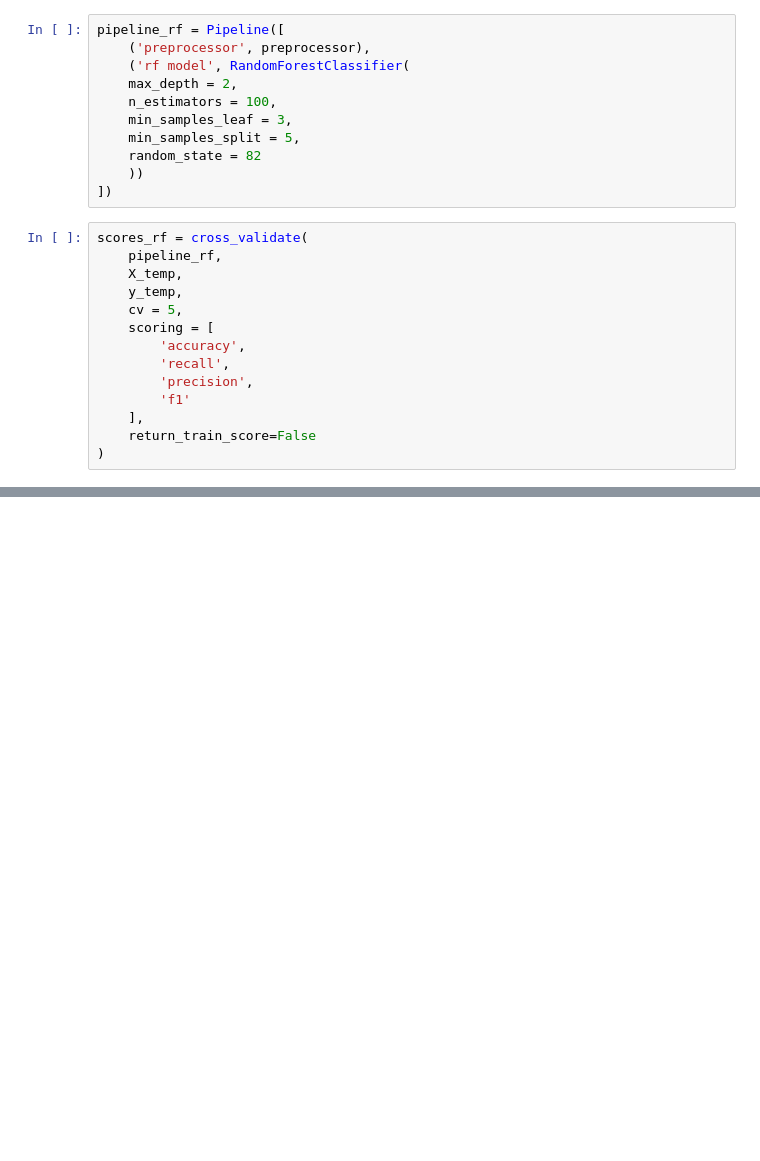
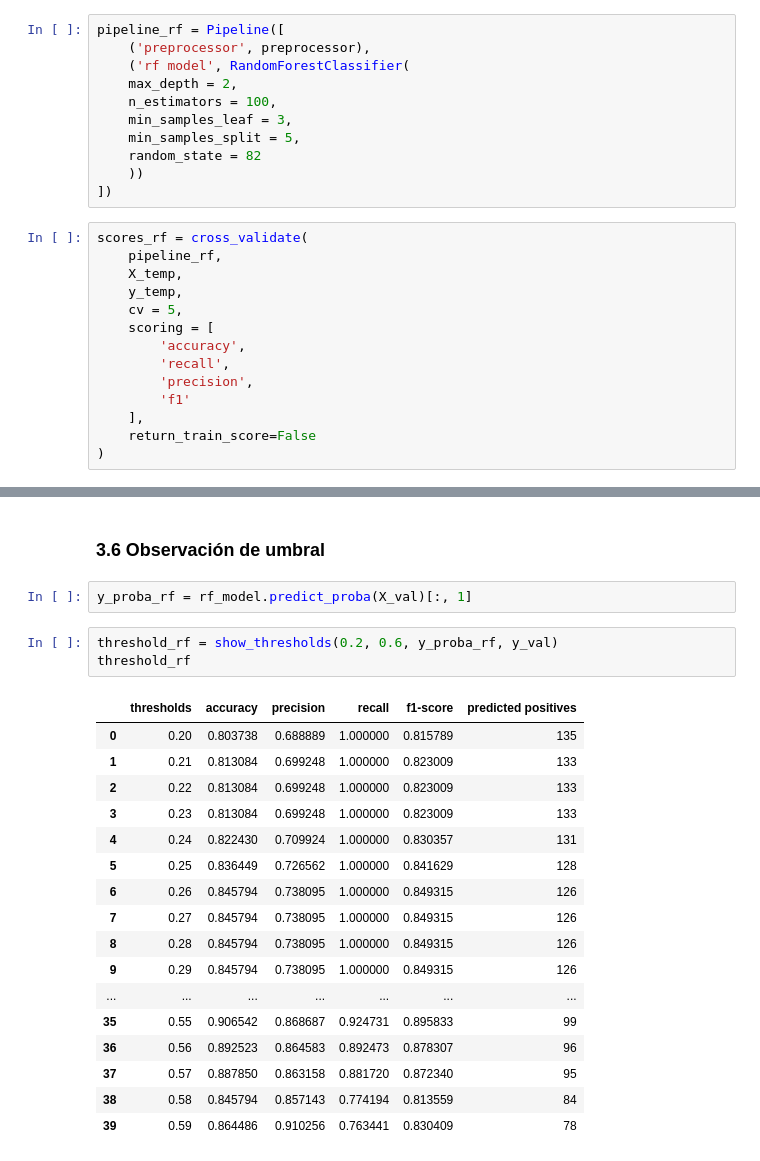
Before and after one commit to ezeperezds/Anemia-Prediction-System, a Jupyter notebook: notebooks/03_modeling.ipynb, the cells around one changed output, grey strips where cells are left out. Cells and saved outputs as stored; diff of their text form; blank space fills up the shorter version.

```diff
--- a/notebooks/03_modeling.ipynb
+++ b/notebooks/03_modeling.ipynb
@@ -565,0 +736,25 @@ scores_rf = cross_validate(
+# %% [markdown]
+### 3.6 Observación de umbral
+# %%
+y_proba_rf = rf_model.predict_proba(X_val)[:, 1]
+# %%
+threshold_rf = show_thresholds(0.2, 0.6, y_proba_rf, y_val)
+threshold_rf
+# %% [output]
+|  | thresholds | accuracy | precision | recall | f1-score | predicted positives |
+| 0 | 0.20 | 0.803738 | 0.688889 | 1.000000 | 0.815789 | 135 |
+| 1 | 0.21 | 0.813084 | 0.699248 | 1.000000 | 0.823009 | 133 |
+| 2 | 0.22 | 0.813084 | 0.699248 | 1.000000 | 0.823009 | 133 |
+| 3 | 0.23 | 0.813084 | 0.699248 | 1.000000 | 0.823009 | 133 |
+| 4 | 0.24 | 0.822430 | 0.709924 | 1.000000 | 0.830357 | 131 |
+| 5 | 0.25 | 0.836449 | 0.726562 | 1.000000 | 0.841629 | 128 |
+| 6 | 0.26 | 0.845794 | 0.738095 | 1.000000 | 0.849315 | 126 |
+| 7 | 0.27 | 0.845794 | 0.738095 | 1.000000 | 0.849315 | 126 |
+| 8 | 0.28 | 0.845794 | 0.738095 | 1.000000 | 0.849315 | 126 |
+| 9 | 0.29 | 0.845794 | 0.738095 | 1.000000 | 0.849315 | 126 |
+| ... | ... | ... | ... | ... | ... | ... |
+| 35 | 0.55 | 0.906542 | 0.868687 | 0.924731 | 0.895833 | 99 |
+| 36 | 0.56 | 0.892523 | 0.864583 | 0.892473 | 0.878307 | 96 |
+| 37 | 0.57 | 0.887850 | 0.863158 | 0.881720 | 0.872340 | 95 |
+| 38 | 0.58 | 0.845794 | 0.857143 | 0.774194 | 0.813559 | 84 |
+| 39 | 0.59 | 0.864486 | 0.910256 | 0.763441 | 0.830409 | 78 |
```
Also changed, not shown: parts of 31 cells of this notebook.
